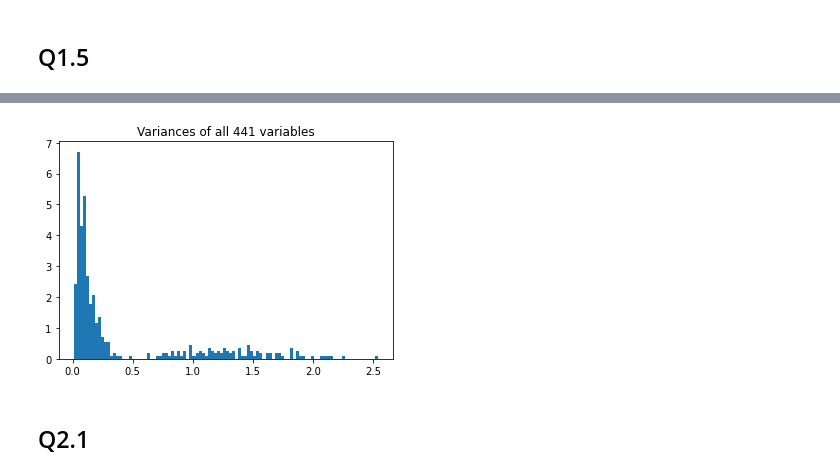
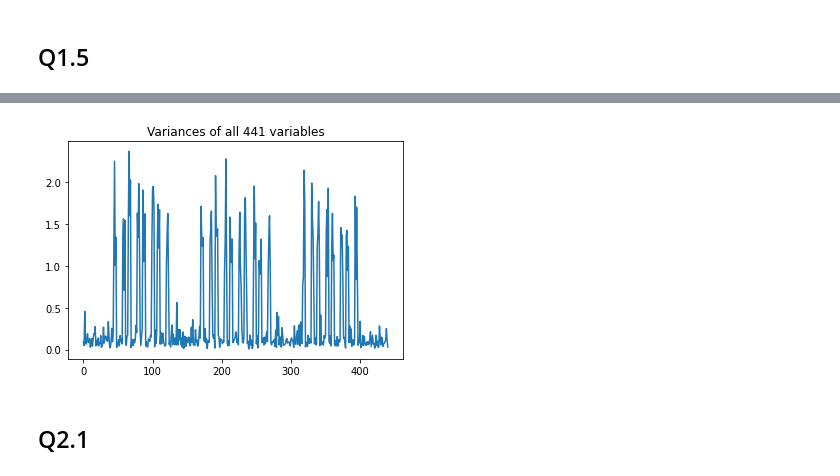
Before and after one commit to wailamw/mast30034_2021_s2_assignment_1-wailamw, a Jupyter notebook: code/Assignment 1.ipynb, the cells around one changed output, grey strips where cells are left out. Drawn from its saved outputs; the diff is of its cells as text; code cells hidden in the pictures.

```diff
--- a/code/Assignment 1.ipynb
+++ b/code/Assignment 1.ipynb
@@ -222,13 +265,13 @@ sns.lineplot(data = sample)
 # %%
 # Plot the variances of all 441 variables
 
-variances = np.var(X_df, axis = 0)
-plt.hist(variances, bins = 100, density = True, stacked = True)
+variances = np.var(X_df, axis=0)
+plt.plot(variances)
 plt.title("Variances of all 441 variables")
 plt.savefig("../plots/Variances of all 441 variables")
 plt.show()
 # %% [output]
-[figure, old version]
+[figure, new version]
 # %%
 # Standardize X
 X = X - np.mean(X)
```
Also changed, not shown: parts of 10 cells of this notebook, 10 other files.
